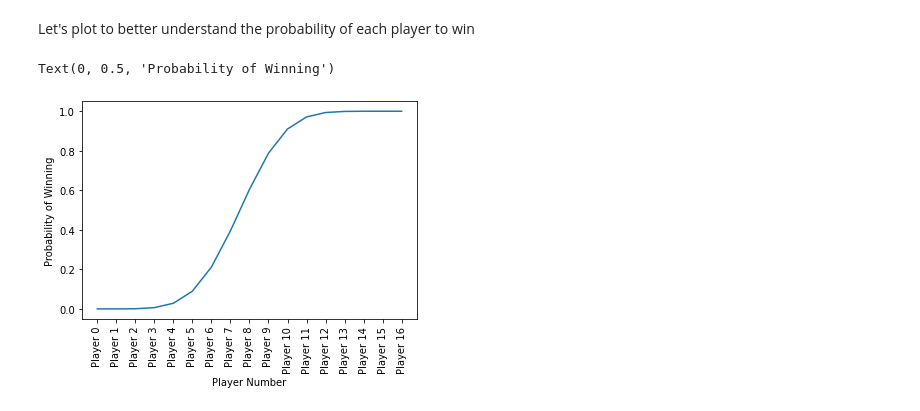
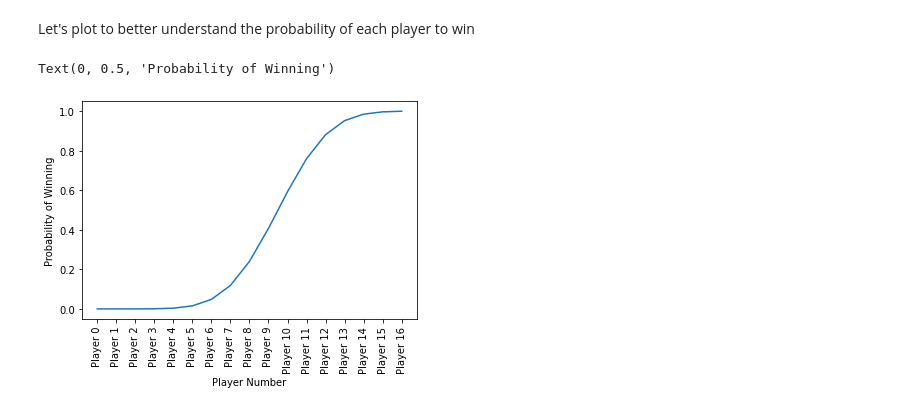
Before and after one commit to DwarfGiant26/Squidgame, a Jupyter notebook: glassSquid.ipynb, the cells around one changed output. Drawn from its saved outputs; the diff is of its cells as text; code cells hidden in the pictures.

```diff
--- a/glassSquid.ipynb
+++ b/glassSquid.ipynb
@@ -3,7 +3,7 @@ import pandas as pd
 # %%
 #constant
 num_of_player = 16
-num_of_steps = 15
+num_of_steps = 19 #18 steps on glass and 1 on finish line
 single_prob = 0.5
 
 #create empty dataframe
@@ -70,10 +96,10 @@ Let's plot to better understand the probability of each player to win
 # %%
 import matplotlib.pyplot as plt
 
-plt.plot(df["Step 15"])
+plt.plot(df.iloc[:,-2])
 plt.xticks(rotation=90)
 plt.xlabel("Player Number")
 plt.ylabel("Probability of Winning")
 # %% [output]
 Text(0, 0.5, 'Probability of Winning')
-[figure, old version]
+[figure, new version]
```
Also changed, not shown: parts of 3 cells of this notebook.
